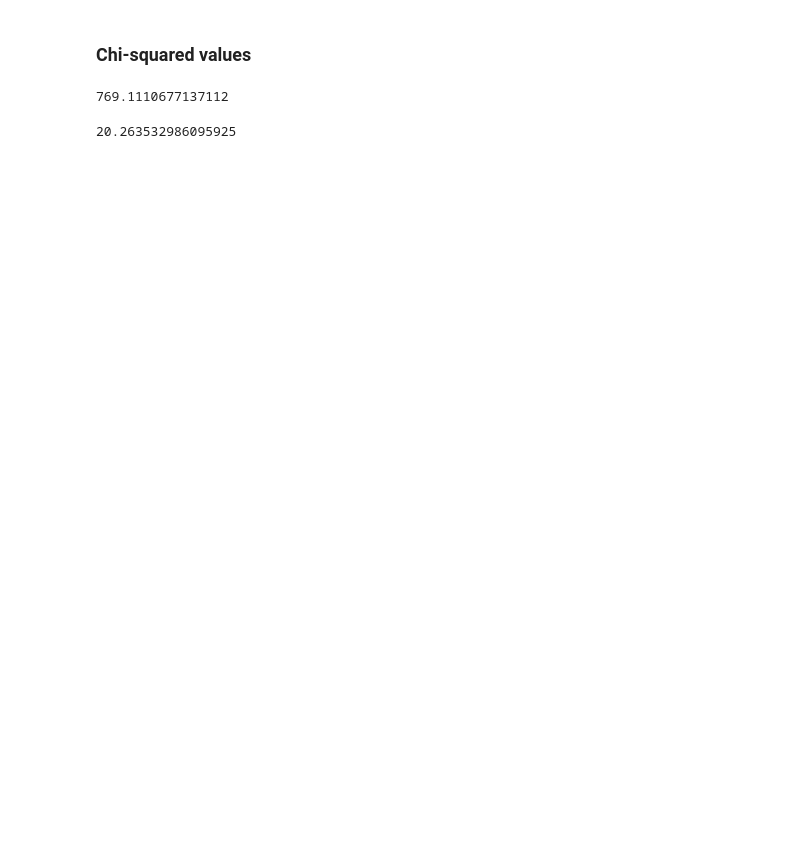
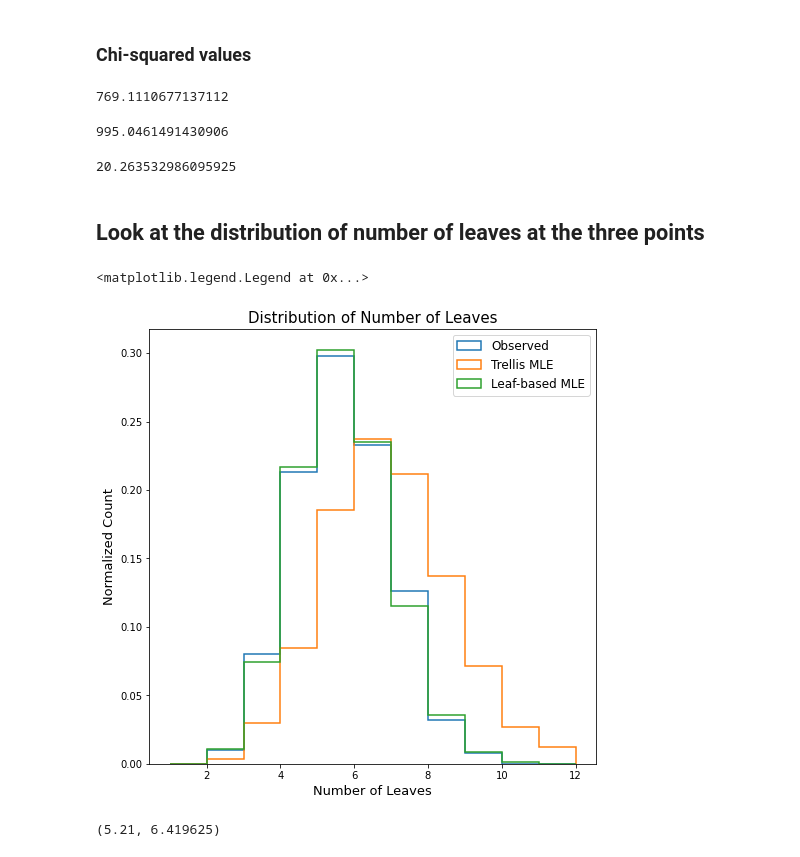
Before and after one commit to mdkdrnevich/ginkgo-inference, a Jupyter notebook: fit_on_leaves.ipynb, the cells around one changed output. Drawn from its saved outputs; the diff is of its cells as text; code cells hidden in the pictures; blank space fills up the shorter version.

```diff
--- a/fit_on_leaves.ipynb
+++ b/fit_on_leaves.ipynb
@@ -215,7 +262,51 @@ ax.set_yticks(lambda_vals[::3]);
 -2*(likelihood_surface[truth_bin[1], truth_bin[0]] - likelihood_surface[mle_coords])
 # %% [output]
 769.1110677137112
+# %%
+-2*(likelihood_map_surface[truth_bin[1], truth_bin[0]] - likelihood_map_surface[mle_map_coords])
+# %% [output]
+995.0461491430906
 # %%
 -2*(leaf_likelihood_surface[truth_bin[1], truth_bin[0]] - leaf_likelihood_surface[mle_leaf_coords])
 # %% [output]
 20.263532986095925
+# %% [markdown]
+## Look at the distribution of number of leaves at the three points
+# %%
+trellis_mle_jets = load_jets("/scratch/mdd424/data/ginkgo", "ginkgo_8000_jets_jetp_400_lambda_{:n}_ptcut_{:n}_{}_{}".format(
+    int(grid_lambda[mle_coords])*1000,
+    int(grid_cut[mle_coords]),
+    mle_coords[0],
+    mle_coords[1]))
+# %%
+leaf_mle_jets = load_jets("/scratch/mdd424/data/ginkgo", "ginkgo_8000_jets_jetp_400_lambda_{:n}_ptcut_{:n}_{}_{}".format(
+    int(grid_lambda[mle_leaf_coords])*1000,
+    int(grid_cut[mle_leaf_coords]),
+    mle_leaf_coords[0],
+    mle_leaf_coords[1]))
+# %%
+truth_num_leaves = [len(x["leaves"]) for x in gt_trees[:1000]]
+trellis_num_leaves = [len(x["leaves"]) for x in trellis_mle_jets]
+leaf_num_leaves = [len(x["leaves"]) for x in leaf_mle_jets]
+
+#mle_num_leaves = [len(x["leaves"]) for x in mle_gt_trees]
+#print(np.min(mle_num_leaves), np.max(mle_num_leaves))
+
+fig, ax = plt.subplots(nrows=1, ncols=1)
+fig.set_size_inches(8,8)
+
+ax.hist(truth_num_leaves, bins=np.arange(1,13), histtype="step", linewidth=1.5, density=True, label="Observed")
+ax.hist(trellis_num_leaves, bins=np.arange(1,13), histtype="step", linewidth=1.5,  density=True, label="Trellis MLE")
+ax.hist(leaf_num_leaves, bins=np.arange(1,13), histtype="step", linewidth=1.5, density=True, label="Leaf-based MLE")
+
+ax.set_xlabel("Number of Leaves", size=13)
+ax.set_ylabel("Normalized Count", size=13)
+ax.set_title("Distribution of Number of Leaves", size=15)
+ax.legend(fontsize="large")
+# %% [output]
+<matplotlib.legend.Legend at 0x...>
+[figure, added]
+# %%
+np.mean(truth_num_leaves), np.mean(trellis_num_leaves)
+# %% [output]
+(5.21, 6.419625)
```
Also changed, not shown: parts of 22 cells of this notebook, 2 other files.
